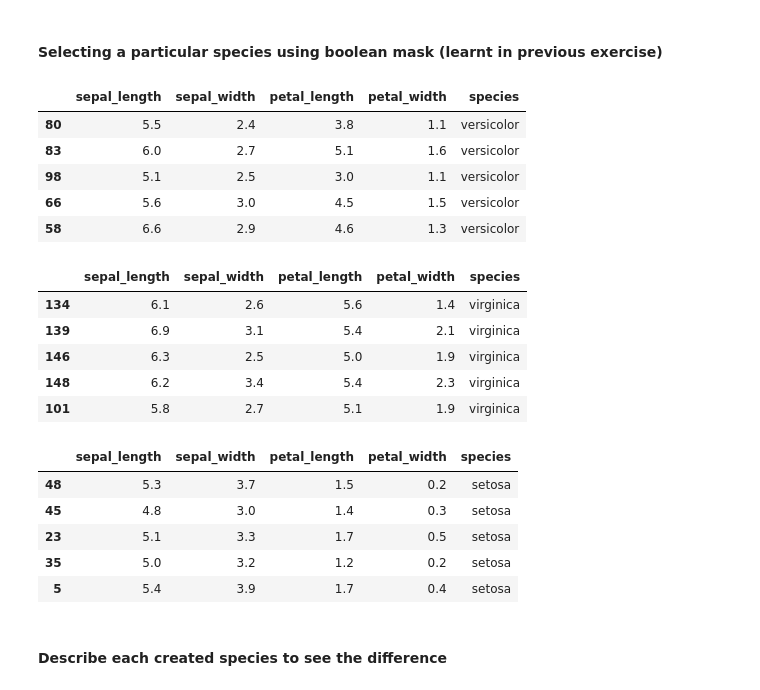
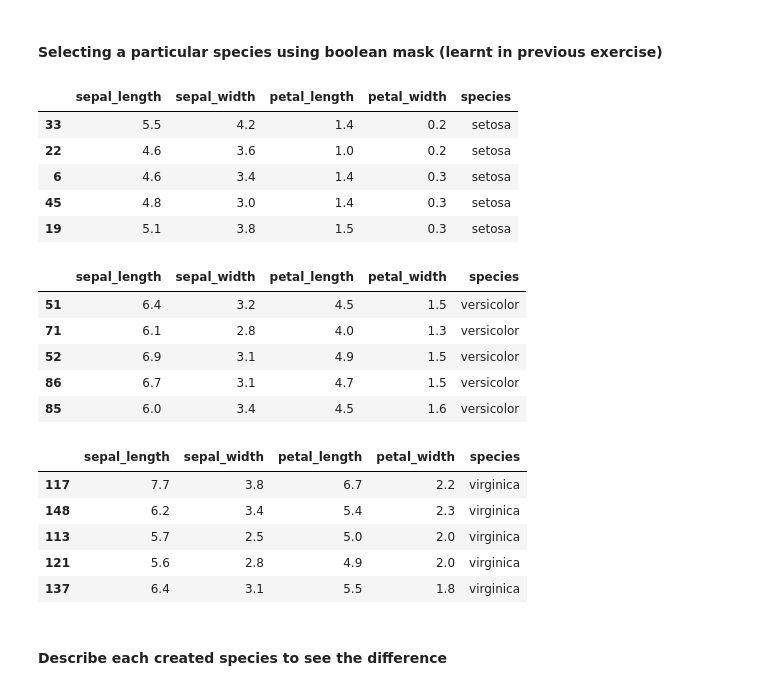
Before and after one commit to MLCCKolkata/Assignment-3, a Jupyter notebook: Get_to_know_your_Data.ipynb, the cells around one changed output. Drawn from its saved outputs; the diff is of its cells as text; code cells hidden in the pictures.

```diff
--- a/Get_to_know_your_Data.ipynb
+++ b/Get_to_know_your_Data.ipynb
@@ -176,41 +176,41 @@ print(species)
 # %% [markdown]
 #### Selecting a particular species using boolean mask (learnt in previous exercise)
 # %%
-setosa = iris_df[iris_df['species'] == species[0]]
+setosa = iris_df[iris_df['species'] == species[1]]
 
 setosa.head()
 # %% [output]
 |  | sepal_length | sepal_width | petal_length | petal_width | species |
-| 80 | 5.5 | 2.4 | 3.8 | 1.1 | versicolor |
-| 83 | 6.0 | 2.7 | 5.1 | 1.6 | versicolor |
-| 98 | 5.1 | 2.5 | 3.0 | 1.1 | versicolor |
-| 66 | 5.6 | 3.0 | 4.5 | 1.5 | versicolor |
-| 58 | 6.6 | 2.9 | 4.6 | 1.3 | versicolor |
+| 33 | 5.5 | 4.2 | 1.4 | 0.2 | setosa |
+| 22 | 4.6 | 3.6 | 1.0 | 0.2 | setosa |
+| 6 | 4.6 | 3.4 | 1.4 | 0.3 | setosa |
+| 45 | 4.8 | 3.0 | 1.4 | 0.3 | setosa |
+| 19 | 5.1 | 3.8 | 1.5 | 0.3 | setosa |
 # %%
 # do the same for other 2 species
-versicolor = iris_df[iris_df['species'] == species[1]]
+versicolor = iris_df[iris_df['species'] == species[2]]
 
 versicolor.head()
 # %% [output]
 |  | sepal_length | sepal_width | petal_length | petal_width | species |
-| 134 | 6.1 | 2.6 | 5.6 | 1.4 | virginica |
-| 139 | 6.9 | 3.1 | 5.4 | 2.1 | virginica |
-| 146 | 6.3 | 2.5 | 5.0 | 1.9 | virginica |
-| 148 | 6.2 | 3.4 | 5.4 | 2.3 | virginica |
-| 101 | 5.8 | 2.7 | 5.1 | 1.9 | virginica |
+| 51 | 6.4 | 3.2 | 4.5 | 1.5 | versicolor |
+| 71 | 6.1 | 2.8 | 4.0 | 1.3 | versicolor |
+| 52 | 6.9 | 3.1 | 4.9 | 1.5 | versicolor |
+| 86 | 6.7 | 3.1 | 4.7 | 1.5 | versicolor |
+| 85 | 6.0 | 3.4 | 4.5 | 1.6 | versicolor |
 # %%
 
 
-virginica = iris_df[iris_df['species'] == species[2]]
+virginica = iris_df[iris_df['species'] == species[0]]
 
 virginica.head()
 # %% [output]
 |  | sepal_length | sepal_width | petal_length | petal_width | species |
-| 48 | 5.3 | 3.7 | 1.5 | 0.2 | setosa |
-| 45 | 4.8 | 3.0 | 1.4 | 0.3 | setosa |
-| 23 | 5.1 | 3.3 | 1.7 | 0.5 | setosa |
-| 35 | 5.0 | 3.2 | 1.2 | 0.2 | setosa |
-| 5 | 5.4 | 3.9 | 1.7 | 0.4 | setosa |
+| 117 | 7.7 | 3.8 | 6.7 | 2.2 | virginica |
+| 148 | 6.2 | 3.4 | 5.4 | 2.3 | virginica |
+| 113 | 5.7 | 2.5 | 5.0 | 2.0 | virginica |
+| 121 | 5.6 | 2.8 | 4.9 | 2.0 | virginica |
+| 137 | 6.4 | 3.1 | 5.5 | 1.8 | virginica |
 # %% [markdown]
 #### Describe each created species to see the difference
 # %%
```
Also changed, not shown: parts of 10 cells of this notebook.
